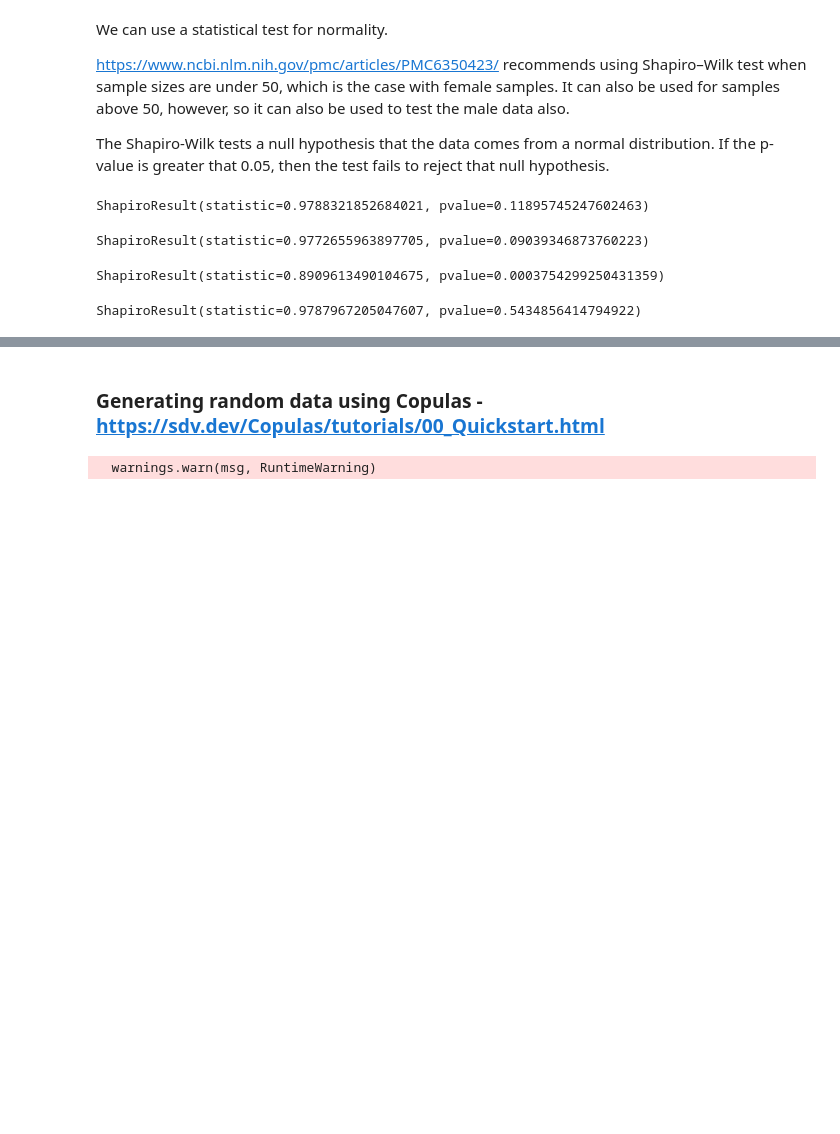
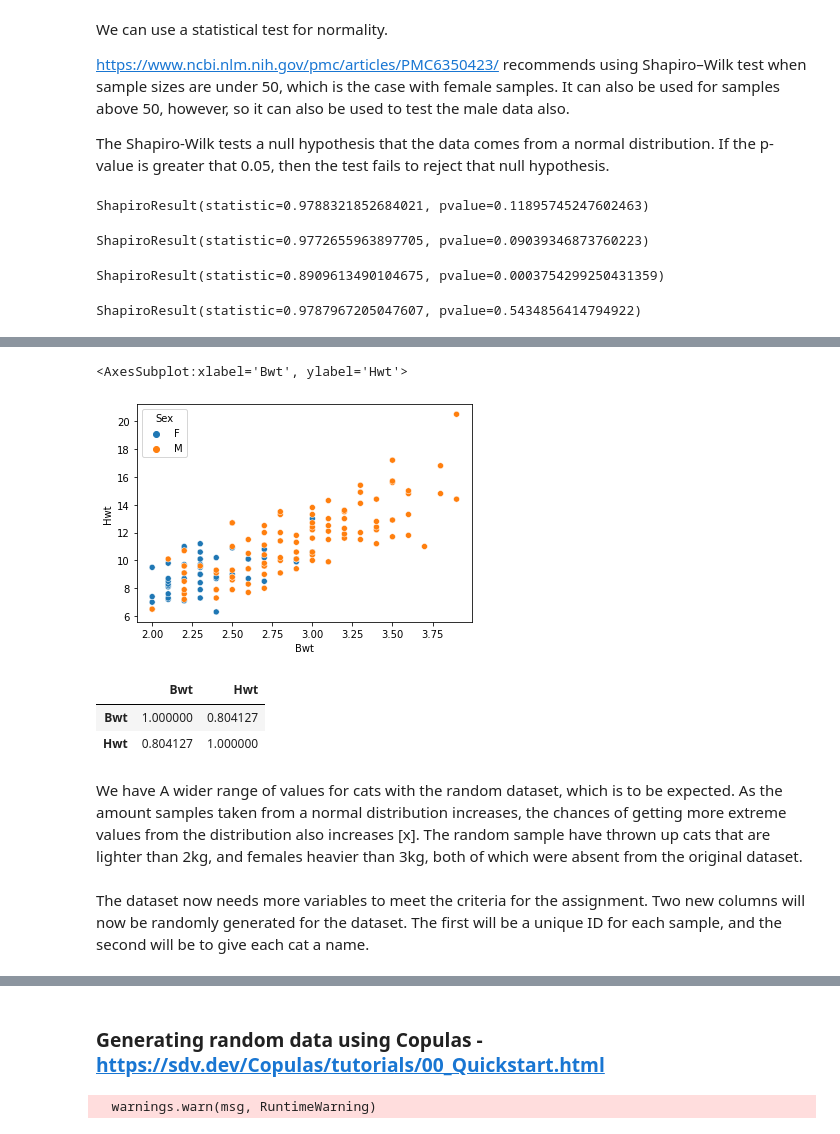
Before and after one commit to andrewjscott/Programming-for-Data-Analysis-Project, a Jupyter notebook: Simulation.ipynb, the cells around one changed output, grey strips where cells are left out. Drawn from its saved outputs; the diff is of its cells as text; code cells hidden in the pictures; blank space fills up the shorter version.

```diff
--- a/Simulation.ipynb
+++ b/Simulation.ipynb
@@ -427,0 +534,16 @@ pd.DataFrame(random_female_bwt).describe()
+# %%
+# scatterplot of original bwt and hwt
+sns.scatterplot(data = df_cats, x = 'Bwt', y= 'Hwt', hue='Sex')
+# %% [output]
+<AxesSubplot:xlabel='Bwt', ylabel='Hwt'>
+[figure, added]
+# %%
+df_cats.corr()
+# %% [output]
+|  | Bwt | Hwt |
+| Bwt | 1.000000 | 0.804127 |
+| Hwt | 0.804127 | 1.000000 |
+# %% [markdown]
+We have A wider range of values for cats with the random dataset, which is to be expected. As the amount samples taken from a normal distribution increases, the chances of getting more extreme values from the distribution also increases [x]. The random sample have thrown up cats that are lighter than 2kg, and females heavier than 3kg, both of which were absent from the original dataset.
+# %% [markdown]
+The dataset now needs more variables to meet the criteria for the assignment. Two new columns will now be randomly generated for the dataset. The first will be a unique ID for each sample, and the second will be to give each cat a name.
```
Also changed, not shown: parts of 46 cells of this notebook, 6 other files.
